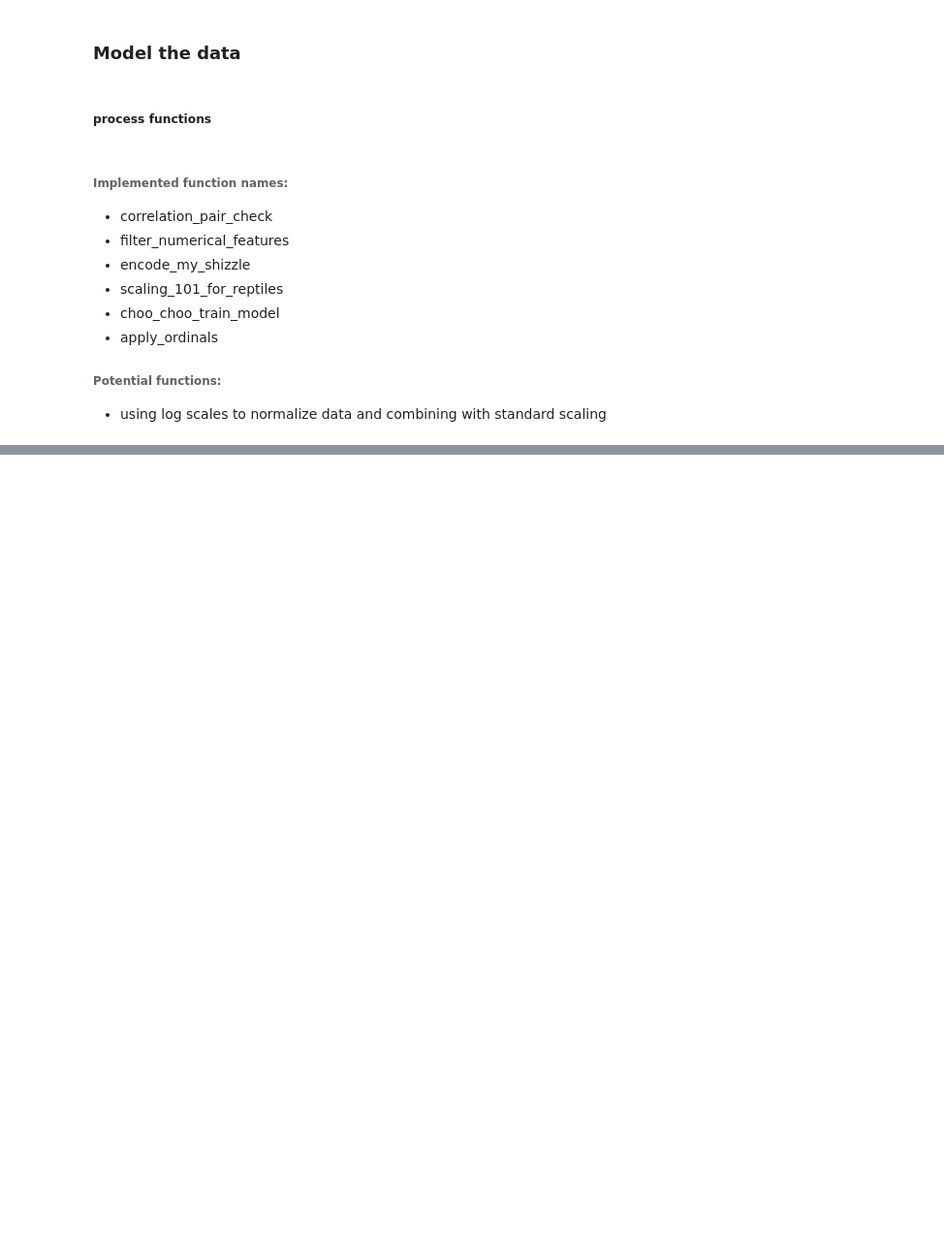
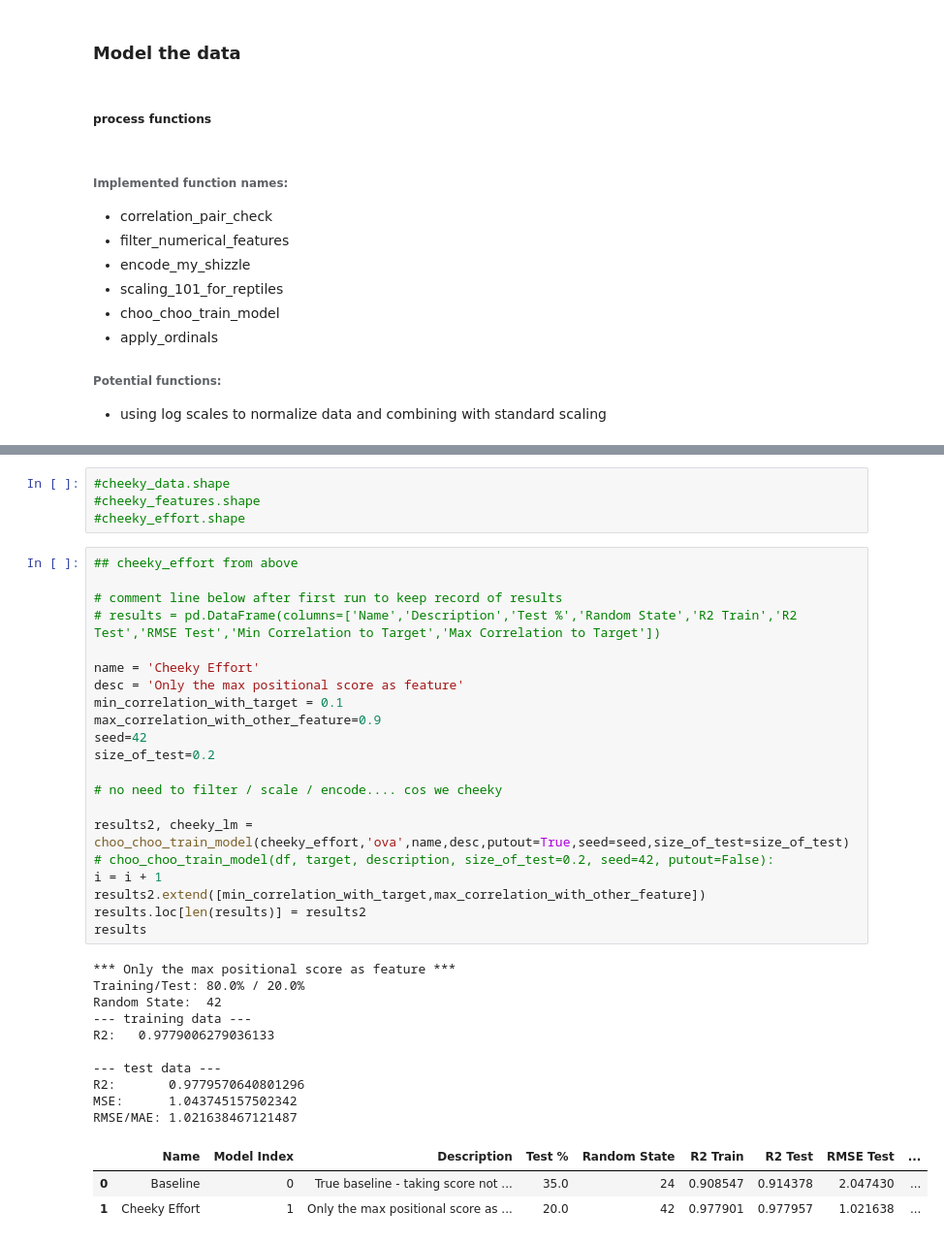
Before and after one commit to salwey/fifa_project, a Jupyter notebook: fifa_project_1.ipynb, the cells around one changed output, grey strips where cells are left out. Shown at 97% size. Saved outputs shown, nothing was run; the diff lists cells and outputs as text; blank space fills up the shorter version.

```diff
--- a/fifa_project_1.ipynb
+++ b/fifa_project_1.ipynb
@@ -683,0 +731,38 @@ RMSE/MAE: 2296139933229.9175
+# %%
+#cheeky_data.shape
+#cheeky_features.shape
+#cheeky_effort.shape
+# %%
+## cheeky_effort from above
+
+# comment line below after first run to keep record of results
+# results = pd.DataFrame(columns=['Name','Description','Test %','Random State','R2 Train','R2 Test','RMSE Test','Min Correlation to Target','Max Correlation to Target'])
+
+name = 'Cheeky Effort'
+desc = 'Only the max positional score as feature'
+min_correlation_with_target = 0.1
+max_correlation_with_other_feature=0.9
+seed=42
+size_of_test=0.2
+
+# no need to filter / scale / encode.... cos we cheeky
+
+results2, cheeky_lm = choo_choo_train_model(cheeky_effort,'ova',name,desc,putout=True,seed=seed,size_of_test=size_of_test)    # choo_choo_train_model(df, target, description, size_of_test=0.2, seed=42, putout=False):
+i = i + 1
+results2.extend([min_correlation_with_target,max_correlation_with_other_feature])
+results.loc[len(results)] = results2
+results
+# %% [output]
+*** Only the max positional score as feature ***
+Training/Test: 80.0% / 20.0%
+Random State:  42
+--- training data ---
+R2:   0.9779006279036133
+
+--- test data ---
+R2:       0.9779570640801296
+MSE:      1.043745157502342
+RMSE/MAE: 1.021638467121487
+|  | Name | Model Index | Description | Test % | Random State | R2 Train | R2 Test | RMSE Test | ... |
+| 0 | Baseline | 0 | True baseline - taking score not ... | 35.0 | 24 | 0.908547 | 0.914378 | 2.047430 | ... |
+| 1 | Cheeky Effort | 1 | Only the max positional score as ... | 20.0 | 42 | 0.977901 | 0.977957 | 1.021638 | ... |
```
Also changed, not shown: parts of 35 cells of this notebook.
